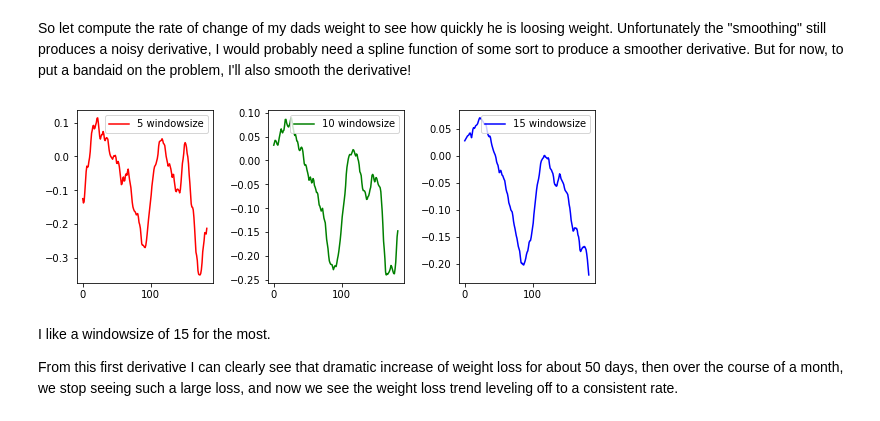
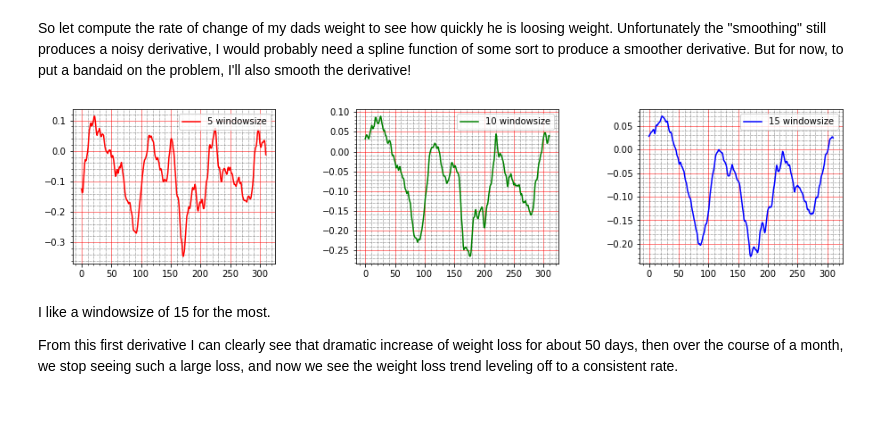
Before and after one commit to Matthew1309/dad_weight, a Jupyter notebook: dads_weight_data.ipynb, the cells around one changed output. Drawn from its saved outputs; the diff is of its cells as text; code cells hidden in the pictures.

```diff
--- a/dads_weight_data.ipynb
+++ b/dads_weight_data.ipynb
@@ -176,7 +226,7 @@ That was a lot of ugly pre-processing. Hopefully some helpful github surfer will
 ## Now we can plot it
 The most important thing to do right off the bat is look at the data
 # %%
-df = pd.read_csv('parsed_dad_weights_v2.csv')
+df = pd.read_csv('parsed_dad_weights_v3.csv')
 df['weights'] = df.weights.astype(float)
 print(df.shape)
 df.head()
@@ -327,26 +377,31 @@ array([3., 2., 1.])
 # %% [markdown]
 So let compute the rate of change of my dads weight to see how quickly he is loosing weight. Unfortunately the "smoothing" still produces a noisy derivative, I would probably need a spline function of some sort to produce a smoother derivative. But for now, to put a bandaid on the problem, I'll also smooth the derivative!
 # %%
-fig, ax = plt.subplots(1,3, figsize=(9,3))
+fig, ax = plt.subplots(1,3, figsize=(15,3))
 windowSizes = [5,10,15]
 plotCol = ['r', 'g', 'b']
 
 for i in range(3):
     rollingAverage = rollingFun(df['weights'], windowSizes[i], np.mean)
     drolldt = np.gradient(rollingAverage)
     ax[i].plot(rollingFun(drolldt, 10), label=f'{windowSizes[i]} windowsize', color=plotCol[i])# rollingFun(drolldt, 10)
+
 [a.legend(loc='upper right') for a in ax]
+[a.minorticks_on() for a in ax]
+[a.grid(which='major', linestyle='-', linewidth='0.5', color='red') for a in ax]
+[a.grid(which='minor', linestyle=':', linewidth='0.5', color='black') for a in ax]
 
 plt.subplots_adjust(left=0.1,
                     bottom=0.1,
                     right=0.9,
                     top=0.9,
                     wspace=0.4,
                     hspace=0.4)
 
+
 plt.show()
 # %% [output]
-[figure, old version]
+[figure, new version]
 # %% [markdown]
 I like a windowsize of 15 for the most.
 
```
Also changed, not shown: parts of 21 cells of this notebook.
